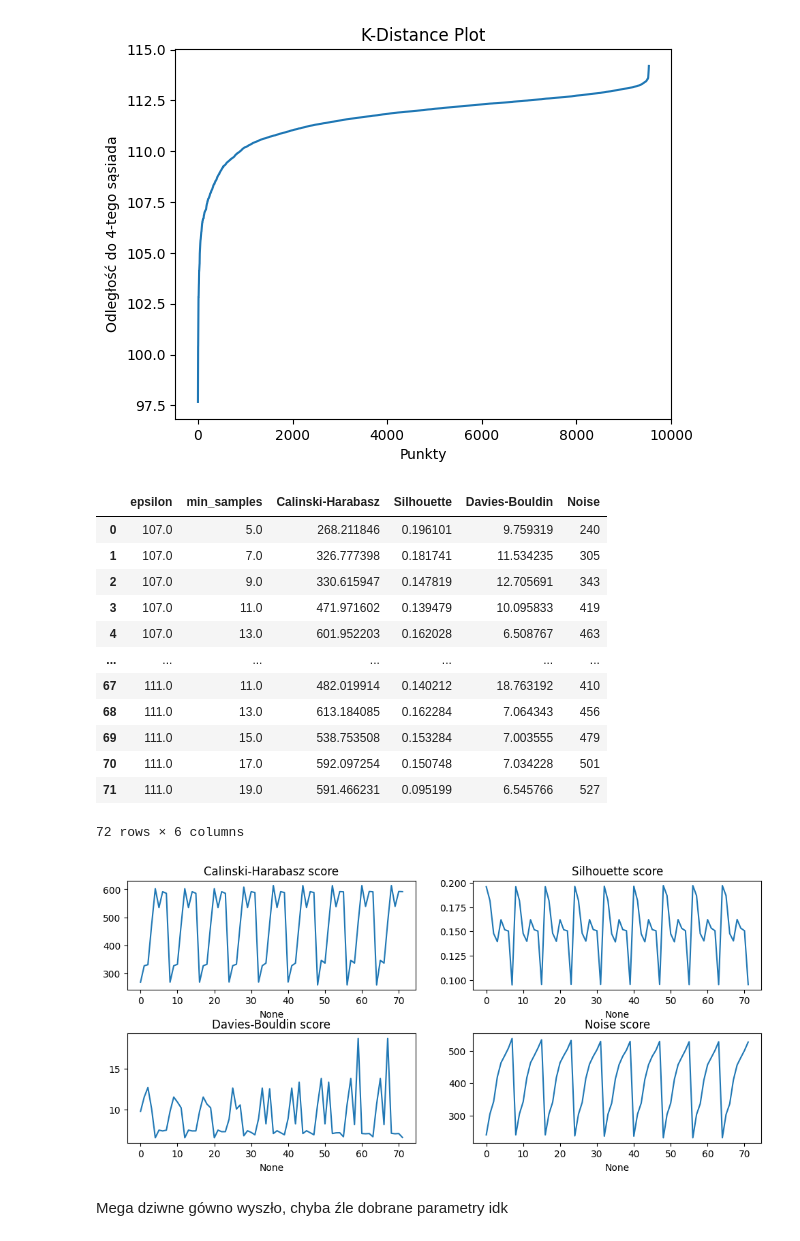
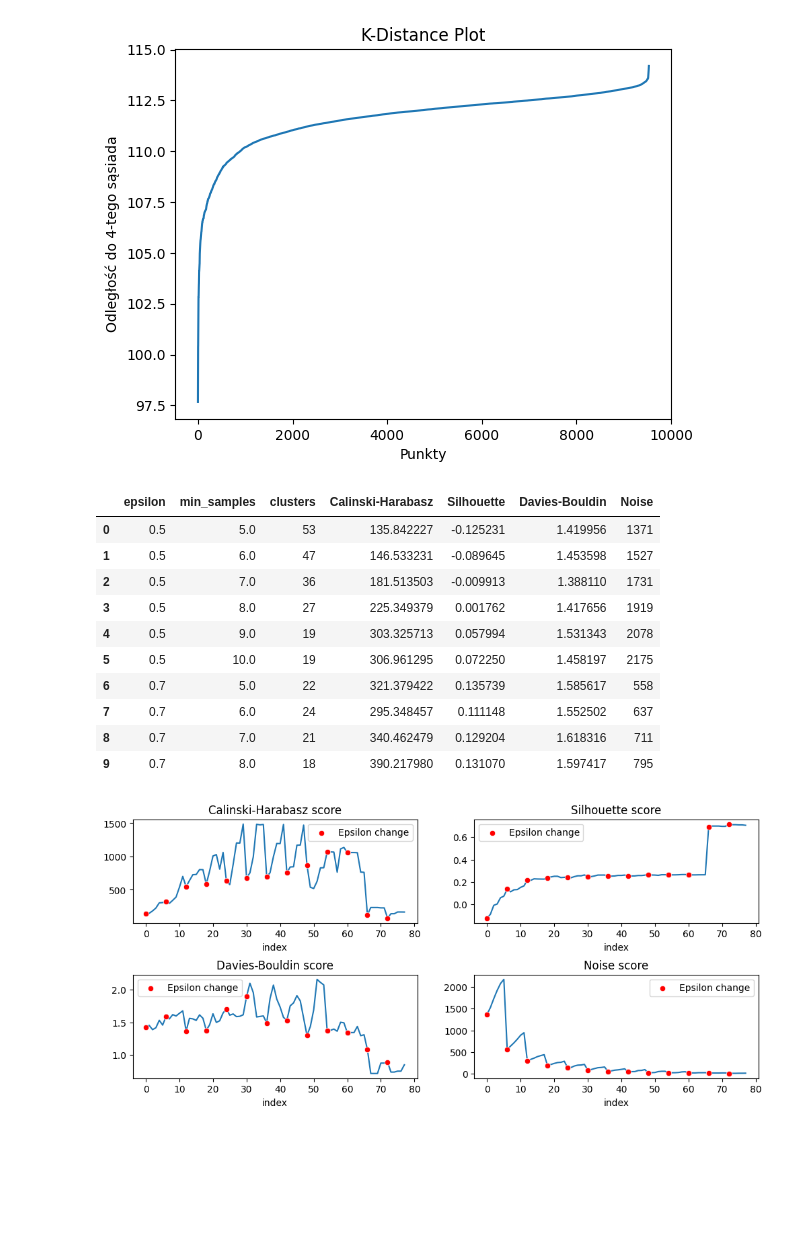
Before and after one commit to ThePhaseless/ProjectMAD, a Jupyter notebook: data_analysis.ipynb, the cells around one changed output. Drawn from its saved outputs; the diff is of its cells as text; code cells hidden in the pictures; blank space fills up the shorter version.

```diff
--- a/data_analysis.ipynb
+++ b/data_analysis.ipynb
@@ -265,21 +265,24 @@ mpl.show()
 [figure]
 # %%
 
-DBScan_res = {"Calinski-Harabasz":[], "Silhouette":[],
+DBScan_res = {"clusters":  [], "Calinski-Harabasz":[], "Silhouette":[],
             "Davies-Bouldin":[], "Noise": []}
 
 #df processed ->  eps ~ 107 a nawet wiecej
 #df_cleaned (df_processed bez outliers i zeskalowane) -> małe epsilony
+# większy epsilon - >
+# większy min_samples - > większy noise
 
-epsilon = np.arange(107,111.5, 0.5)
-min_samples = np.arange(5, 20, 2)
+epsilon = np.arange(0.5,3, 0.2)
+min_samples = np.arange(5, 11, 1)
 
 cartesian_product = np.array(np.meshgrid(epsilon, min_samples)).T.reshape(-1, 2)
 
 for epsilon, samples in cartesian_product:
 
     dbscan = DBSCAN(eps = epsilon, min_samples= int(samples) , n_jobs = -1)
-    dbscan.fit_predict(df_processed)
+    dbscan.fit_predict(df_cleaned)
+
 
     """
     if len(set(dbscan.labels_))> 1:
@@ -288,41 +291,42 @@ for epsilon, samples in cartesian_product:
         for score in list(DBScan_res.keys())[:-1]:
             DBScan_res[score].append(None
     """
-    calculate_scores(df_processed, dbscan.labels_, DBScan_res)
+    calculate_scores(df_cleaned, dbscan.labels_, DBScan_res)
     DBScan_res["Noise"].append(np.sum(dbscan.labels_ == -1))
+    DBScan_res["clusters"].append(len(set(dbscan.labels_)))
 # %%
 cprod_df = pd.DataFrame(cartesian_product, columns=["epsilon", "min_samples"])
 dbscan_df = pd.DataFrame(DBScan_res)
 df_dbscan_results = pd.concat([cprod_df, dbscan_df], axis = 1)
-df_dbscan_results
+df_dbscan_results.head(10)
 # %% [output]
-|  | epsilon | min_samples | Calinski-Harabasz | Silhouette | Davies-Bouldin | Noise |
-| 0 | 107.0 | 5.0 | 268.211846 | 0.196101 | 9.759319 | 240 |
-| 1 | 107.0 | 7.0 | 326.777398 | 0.181741 | 11.534235 | 305 |
-| 2 | 107.0 | 9.0 | 330.615947 | 0.147819 | 12.705691 | 343 |
-| 3 | 107.0 | 11.0 | 471.971602 | 0.139479 | 10.095833 | 419 |
-| 4 | 107.0 | 13.0 | 601.952203 | 0.162028 | 6.508767 | 463 |
-| ... | ... | ... | ... | ... | ... | ... |
-| 67 | 111.0 | 11.0 | 482.019914 | 0.140212 | 18.763192 | 410 |
-| 68 | 111.0 | 13.0 | 613.184085 | 0.162284 | 7.064343 | 456 |
-| 69 | 111.0 | 15.0 | 538.753508 | 0.153284 | 7.003555 | 479 |
-| 70 | 111.0 | 17.0 | 592.097254 | 0.150748 | 7.034228 | 501 |
-| 71 | 111.0 | 19.0 | 591.466231 | 0.095199 | 6.545766 | 527 |
+|  | epsilon | min_samples | clusters | Calinski-Harabasz | Silhouette | Davies-Bouldin | Noise |
+| 0 | 0.5 | 5.0 | 53 | 135.842227 | -0.125231 | 1.419956 | 1371 |
+| 1 | 0.5 | 6.0 | 47 | 146.533231 | -0.089645 | 1.453598 | 1527 |
+| 2 | 0.5 | 7.0 | 36 | 181.513503 | -0.009913 | 1.388110 | 1731 |
+| 3 | 0.5 | 8.0 | 27 | 225.349379 | 0.001762 | 1.417656 | 1919 |
+| 4 | 0.5 | 9.0 | 19 | 303.325713 | 0.057994 | 1.531343 | 2078 |
+| 5 | 0.5 | 10.0 | 19 | 306.961295 | 0.072250 | 1.458197 | 2175 |
+| 6 | 0.7 | 5.0 | 22 | 321.379422 | 0.135739 | 1.585617 | 558 |
+| 7 | 0.7 | 6.0 | 24 | 295.348457 | 0.111148 | 1.552502 | 637 |
+| 8 | 0.7 | 7.0 | 21 | 340.462479 | 0.129204 | 1.618316 | 711 |
+| 9 | 0.7 | 8.0 | 18 | 390.217980 | 0.131070 | 1.597417 | 795 |
-72 rows × 6 columns
 # %%
 fig, axes = mpl.subplots(2, 2, figsize=(12, 5))
 
+highlight_idx = np.arange(0, 78,6)
 
-for idx, score in enumerate(df_dbscan_results.columns[2:]):
+for idx, score in enumerate(df_dbscan_results.columns[3:]):
 
     posx, posy = int(idx >= 2), int(idx % 2)
 
     sns.lineplot(x=df_dbscan_results.index, y=df_dbscan_results[score], ax=axes[posx, posy])
+    sns.scatterplot(x = df_dbscan_results.index[highlight_idx], y =df_dbscan_results[score][highlight_idx],
+                    color='red', zorder=3, label="Epsilon change" , ax=axes[posx,posy])
+    axes[posx, posy].set_xlabel("index")
     axes[posx, posy].set_ylabel("")
     axes[posx, posy].set_title(score + " score")
 
-mpl.subplots_adjust(hspace=0.4)
+mpl.subplots_adjust(hspace=0.5)
 # %% [output]
-[figure, old version]
+[figure, new version]
-# %% [markdown]
-Mega dziwne gówno wyszło, chyba źle dobrane parametry idk
```
Also changed, not shown: parts of 2 cells of this notebook.
